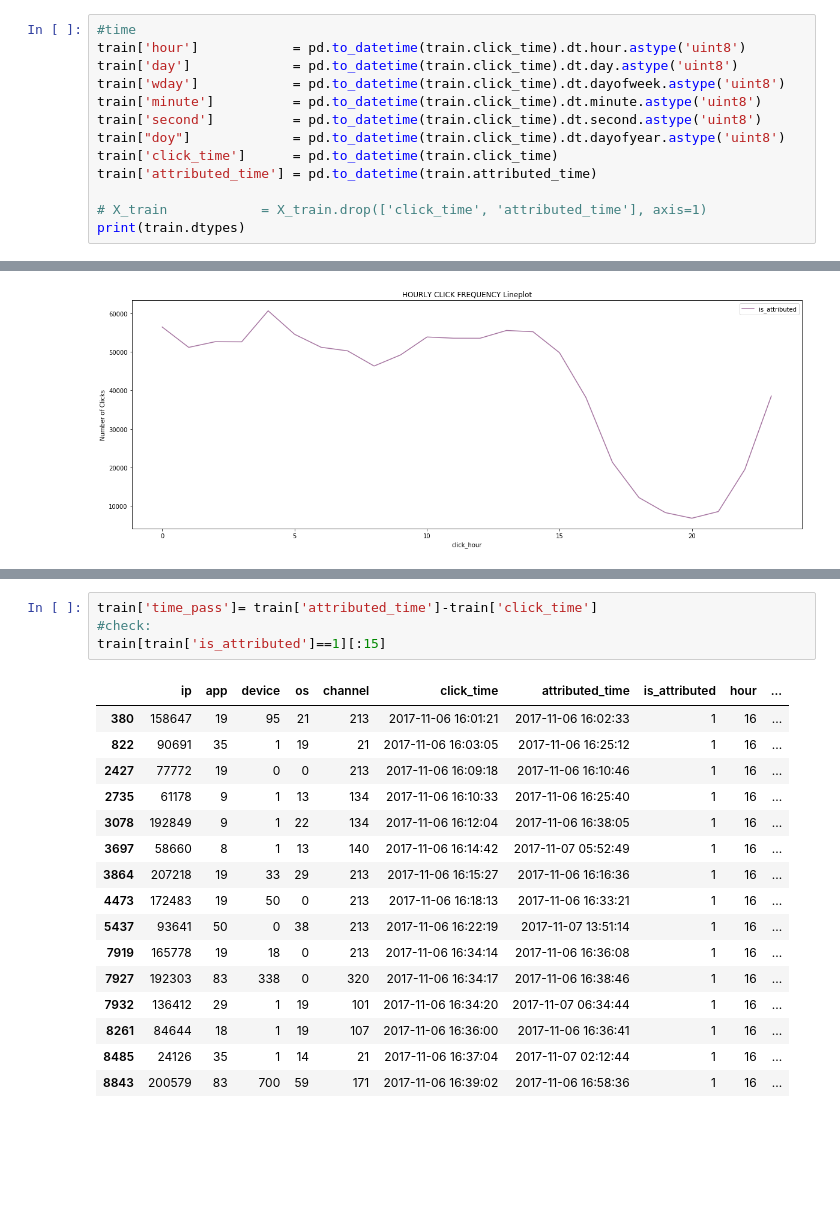
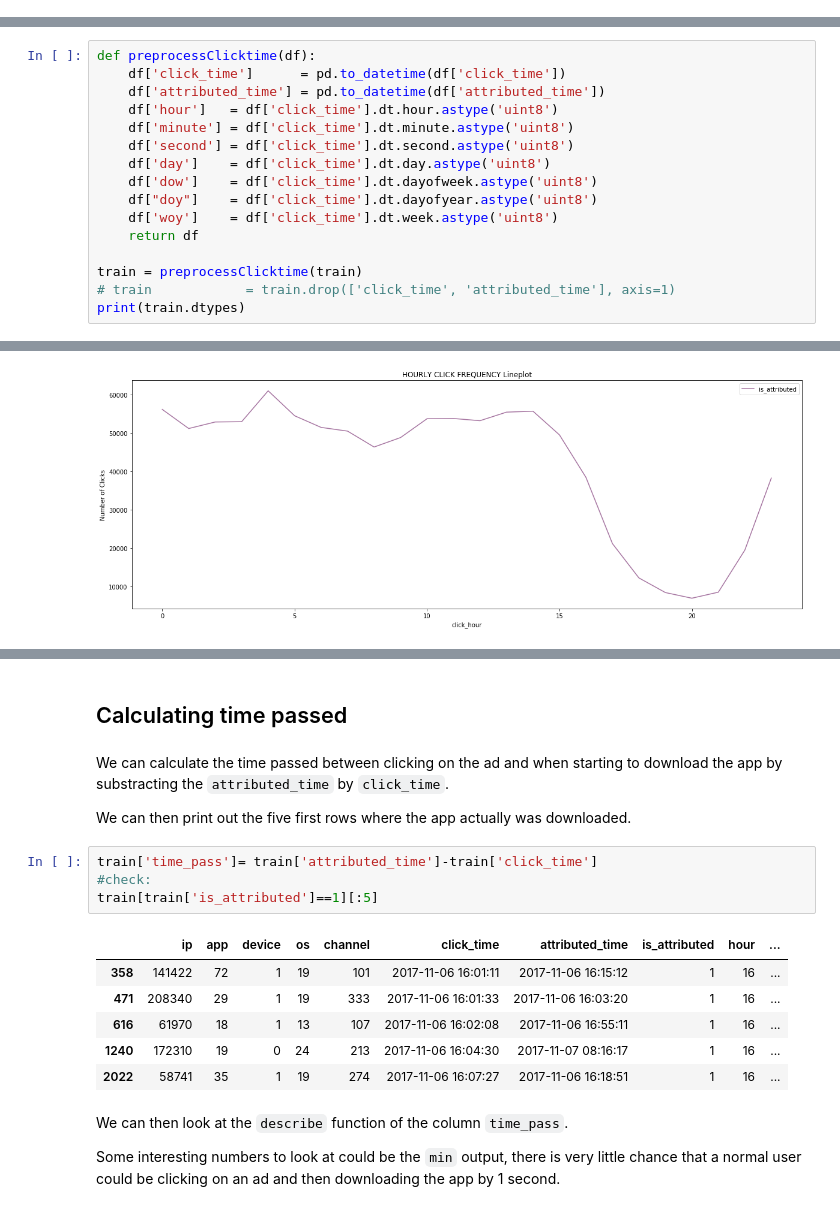
Before and after one commit to 181192/DAT158ML-Oblig02, a Jupyter notebook: Fraud Detection.ipynb, the cells around one changed output, grey strips where cells are left out. Drawn from its saved outputs; the diff is of its cells as text; blank space fills up the shorter version.

```diff
--- a/Fraud Detection.ipynb
+++ b/Fraud Detection.ipynb
@@ -359,13 +386,0 @@ Extracting day, week day, hour, minute, second, day of the year, and second from
-# %%
-#time
-train['hour']            = pd.to_datetime(train.click_time).dt.hour.astype('uint8')
-train['day']             = pd.to_datetime(train.click_time).dt.day.astype('uint8')
-train['wday']            = pd.to_datetime(train.click_time).dt.dayofweek.astype('uint8')
-train['minute']          = pd.to_datetime(train.click_time).dt.minute.astype('uint8')
-train['second']          = pd.to_datetime(train.click_time).dt.second.astype('uint8')
-train["doy"]             = pd.to_datetime(train.click_time).dt.dayofyear.astype('uint8')
-train['click_time']      = pd.to_datetime(train.click_time)
-train['attributed_time'] = pd.to_datetime(train.attributed_time)
-
-# X_train            = X_train.drop(['click_time', 'attributed_time'], axis=1)
-print(train.dtypes)
@@ -387,0 +397,16 @@ dtype: object
+# %%
+def preprocessClicktime(df):
+    df['click_time']      = pd.to_datetime(df['click_time'])
+    df['attributed_time'] = pd.to_datetime(df['attributed_time'])
+    df['hour']   = df['click_time'].dt.hour.astype('uint8')
+    df['minute'] = df['click_time'].dt.minute.astype('uint8')
+    df['second'] = df['click_time'].dt.second.astype('uint8')
+    df['day']    = df['click_time'].dt.day.astype('uint8')
+    df['dow']    = df['click_time'].dt.dayofweek.astype('uint8')
+    df["doy"]    = df['click_time'].dt.dayofyear.astype('uint8')
+    df['woy']    = df['click_time'].dt.week.astype('uint8')
+    return df
+
+train = preprocessClicktime(train)
+# train            = train.drop(['click_time', 'attributed_time'], axis=1)
+print(train.dtypes)
@@ -575,24 +624,24 @@ par1.yaxis.label.set_color(p2.get_color())
+# %% [markdown]
+## Calculating time passed
+# %% [markdown]
+We can calculate the time passed between clicking on the ad and when starting to download the app by substracting the `attributed_time` by `click_time`.
+
+We can then print out the five first rows where the app actually was downloaded.
 # %%
 train['time_pass']= train['attributed_time']-train['click_time']
 #check:
-train[train['is_attributed']==1][:15]
+train[train['is_attributed']==1][:5]
 # %% [output]
 |  | ip | app | device | os | channel | click_time | attributed_time | is_attributed | hour | ... |
-| 380 | 158647 | 19 | 95 | 21 | 213 | 2017-11-06 16:01:21 | 2017-11-06 16:02:33 | 1 | 16 | ... |
-| 822 | 90691 | 35 | 1 | 19 | 21 | 2017-11-06 16:03:05 | 2017-11-06 16:25:12 | 1 | 16 | ... |
-| 2427 | 77772 | 19 | 0 | 0 | 213 | 2017-11-06 16:09:18 | 2017-11-06 16:10:46 | 1 | 16 | ... |
-| 2735 | 61178 | 9 | 1 | 13 | 134 | 2017-11-06 16:10:33 | 2017-11-06 16:25:40 | 1 | 16 | ... |
-| 3078 | 192849 | 9 | 1 | 22 | 134 | 2017-11-06 16:12:04 | 2017-11-06 16:38:05 | 1 | 16 | ... |
-| 3697 | 58660 | 8 | 1 | 13 | 140 | 2017-11-06 16:14:42 | 2017-11-07 05:52:49 | 1 | 16 | ... |
-| 3864 | 207218 | 19 | 33 | 29 | 213 | 2017-11-06 16:15:27 | 2017-11-06 16:16:36 | 1 | 16 | ... |
-| 4473 | 172483 | 19 | 50 | 0 | 213 | 2017-11-06 16:18:13 | 2017-11-06 16:33:21 | 1 | 16 | ... |
-| 5437 | 93641 | 50 | 0 | 38 | 213 | 2017-11-06 16:22:19 | 2017-11-07 13:51:14 | 1 | 16 | ... |
-| 7919 | 165778 | 19 | 18 | 0 | 213 | 2017-11-06 16:34:14 | 2017-11-06 16:36:08 | 1 | 16 | ... |
-| 7927 | 192303 | 83 | 338 | 0 | 320 | 2017-11-06 16:34:17 | 2017-11-06 16:38:46 | 1 | 16 | ... |
-| 7932 | 136412 | 29 | 1 | 19 | 101 | 2017-11-06 16:34:20 | 2017-11-07 06:34:44 | 1 | 16 | ... |
-| 8261 | 84644 | 18 | 1 | 19 | 107 | 2017-11-06 16:36:00 | 2017-11-06 16:36:41 | 1 | 16 | ... |
-| 8485 | 24126 | 35 | 1 | 14 | 21 | 2017-11-06 16:37:04 | 2017-11-07 02:12:44 | 1 | 16 | ... |
-| 8843 | 200579 | 83 | 700 | 59 | 171 | 2017-11-06 16:39:02 | 2017-11-06 16:58:36 | 1 | 16 | ... |
+| 358 | 141422 | 72 | 1 | 19 | 101 | 2017-11-06 16:01:11 | 2017-11-06 16:15:12 | 1 | 16 | ... |
+| 471 | 208340 | 29 | 1 | 19 | 333 | 2017-11-06 16:01:33 | 2017-11-06 16:03:20 | 1 | 16 | ... |
+| 616 | 61970 | 18 | 1 | 13 | 107 | 2017-11-06 16:02:08 | 2017-11-06 16:55:11 | 1 | 16 | ... |
+| 1240 | 172310 | 19 | 0 | 24 | 213 | 2017-11-06 16:04:30 | 2017-11-07 08:16:17 | 1 | 16 | ... |
+| 2022 | 58741 | 35 | 1 | 19 | 274 | 2017-11-06 16:07:27 | 2017-11-06 16:18:51 | 1 | 16 | ... |
+# %% [markdown]
+We can then look at the `describe` function of the column `time_pass`.
+
+Some interesting numbers to look at could be the `min` output, there is very little chance that a normal user could be clicking on an ad and then downloading the app by 1 second.
 # %%
 train['time_pass'].describe()
 # %% [output]
```
Also changed, not shown: parts of 89 cells of this notebook.
